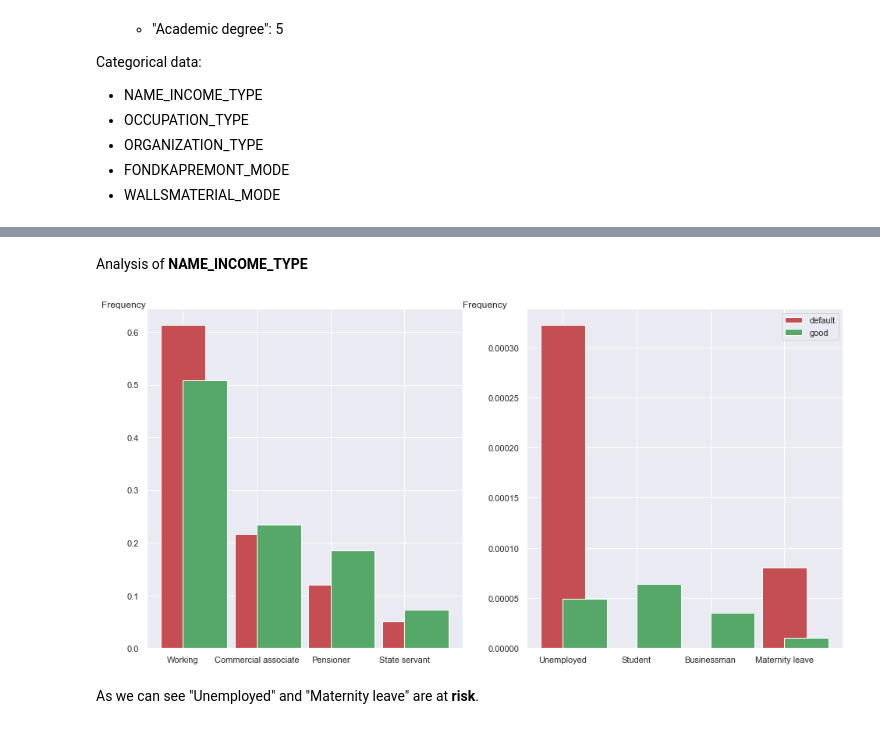
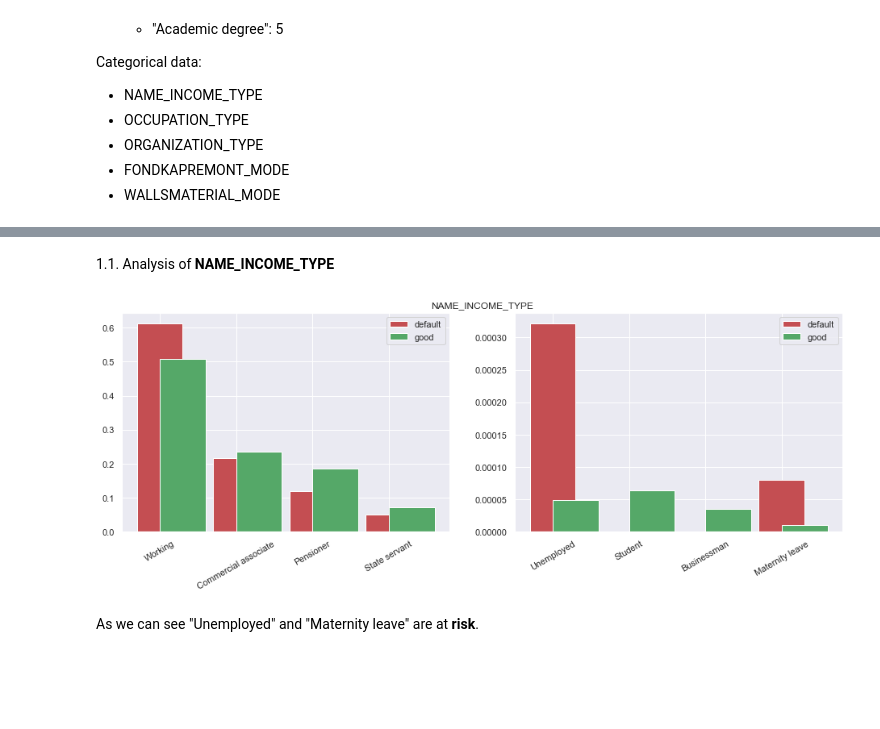
Before and after one commit to lasados/HomeCreditScoring, a Jupyter notebook: EDA.ipynb, the cells around one changed output, grey strips where cells are left out. Cells and saved outputs as stored; diff of their text form; code cells hidden in the pictures; blank space fills up the shorter version.

Commit message:
add cat_distbars

```diff
--- a/EDA.ipynb
+++ b/EDA.ipynb
@@ -254,8 +281,8 @@ def plot_distbars(column_name, data=application_train):
 # %% [markdown]
-Analysis of **NAME_INCOME_TYPE**
+1.1. Analysis of **NAME_INCOME_TYPE**
 # %%
-plot_distbars('NAME_INCOME_TYPE')
+plot_cat_distbars('NAME_INCOME_TYPE')
 # %% [output]
-[figure, old version]
+[figure, new version]
 # %% [markdown]
 As we can see "Unemployed" and "Maternity leave" are at **risk**.
```
Also changed, not shown: parts of 7 cells of this notebook.
